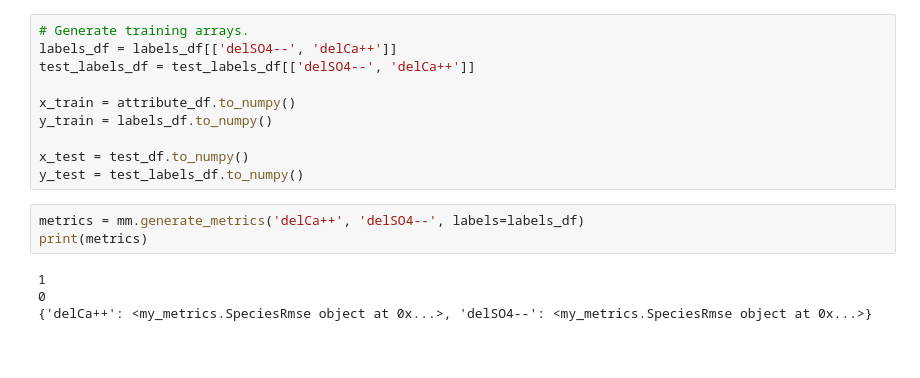
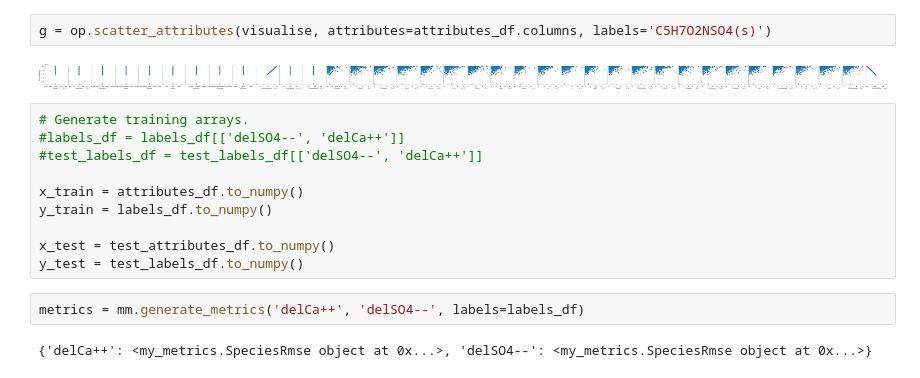
Before and after one commit to a-fotherby/Omphalos, a Jupyter notebook: trainingModel/learn0D.ipynb, the cells around one changed output. Drawn from its saved outputs; the diff is of its cells as text; blank space fills up the shorter version.

```diff
--- a/trainingModel/learn0D.ipynb
+++ b/trainingModel/learn0D.ipynb
@@ -83,17 +107,18 @@ sns.pairplot(visualise)
+# %%
+g = op.scatter_attributes(visualise, attributes=attributes_df.columns, labels='C5H7O2NSO4(s)')
+# %% [output]
+[figure, added]
 # %%
 # Generate training arrays.
-labels_df = labels_df[['delSO4--', 'delCa++']]
-test_labels_df = test_labels_df[['delSO4--', 'delCa++']]
+#labels_df = labels_df[['delSO4--', 'delCa++']]
+#test_labels_df = test_labels_df[['delSO4--', 'delCa++']]
 
-x_train = attribute_df.to_numpy()
+x_train = attributes_df.to_numpy()
 y_train = labels_df.to_numpy()
 
-x_test = test_df.to_numpy()
+x_test = test_attributes_df.to_numpy()
 y_test = test_labels_df.to_numpy()
 # %%
 metrics = mm.generate_metrics('delCa++', 'delSO4--', labels=labels_df)
-print(metrics)
 # %% [output]
-1
-0
 {'delCa++': <my_metrics.SpeciesRmse object at 0x...>, 'delSO4--': <my_metrics.SpeciesRmse object at 0x...>}
```
Also changed, not shown: parts of 17 cells of this notebook, 1 other file.
